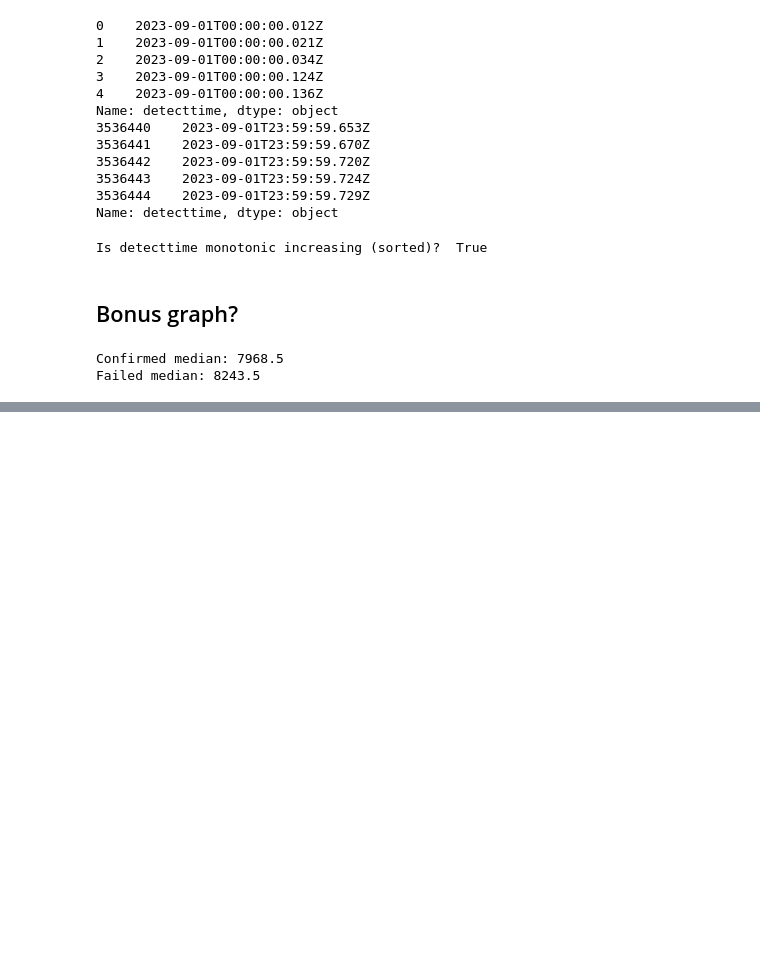
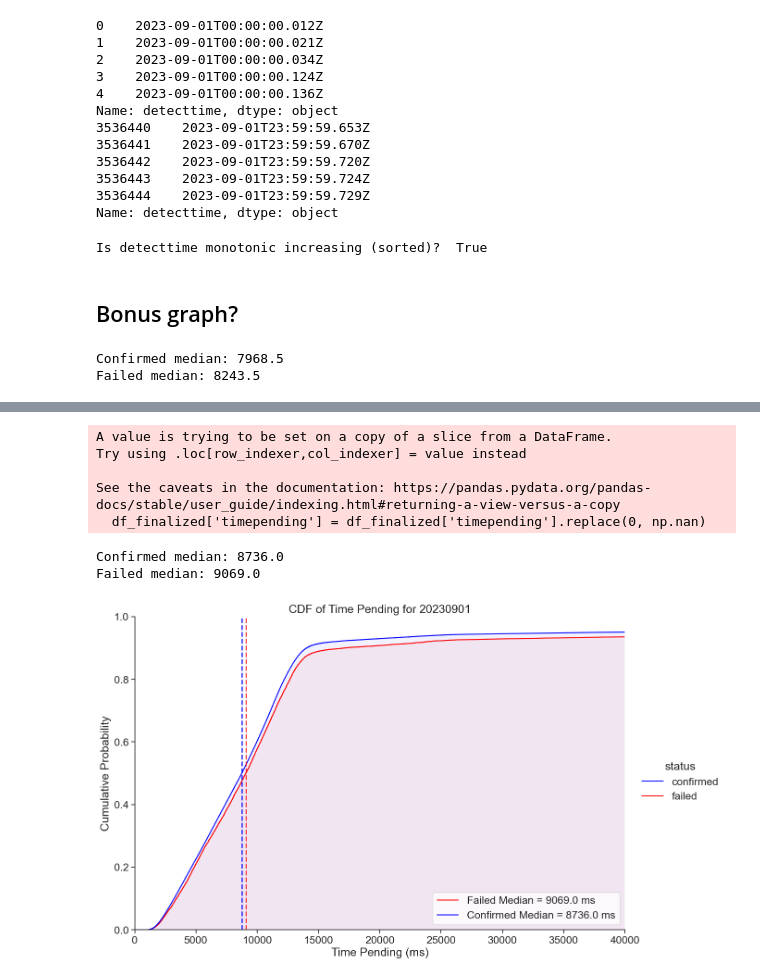
Before and after one commit to krzhang/camcos, a Jupyter notebook: CAMCOS_2023F/Data_Exploration/data_trim_single_day.ipynb, the cells around one changed output, grey strips where cells are left out. Drawn from its saved outputs; the diff is of its cells as text; code cells hidden in the pictures; blank space fills up the shorter version.

```diff
--- a/CAMCOS_2023F/Data_Exploration/data_trim_single_day.ipynb
+++ b/CAMCOS_2023F/Data_Exploration/data_trim_single_day.ipynb
@@ -253,0 +256,48 @@ plt.show()
+# %%
+# set timepending values of 0 to NaN
+df_finalized['timepending'] = df_finalized['timepending'].replace(0, np.nan)
+
+confirmed_median = df_finalized[df_finalized['status'] == 'confirmed']['timepending'].median()
+failed_median = df_finalized[df_finalized['status'] == 'failed']['timepending'].median()
+# %%
+print("Confirmed median:", confirmed_median)
+print("Failed median:", failed_median)
+
+# sns.set_style('whitegrid')
+sns.set_context('talk')
+sns.set_palette('dark')
+sns.set(font_scale=1.5)
+sns.set_style("ticks", {"xtick.major.size": 8, "ytick.major.size": 8})
+
+# Add missing keys to the palette dictionary
+palette = {"confirmed": "blue", "failed": "red"} #, "speedup": "green", "evicted": "purple", "rejected": "orange", "cancel": "gray", "pending": "pink"}
+
+g = sns.displot(df_finalized, x="timepending", kind="ecdf", hue="status", palette=palette, height=8, aspect=1.5)
+
+# Add the median lines
+plt.axvline(confirmed_median, color='blue', alpha=0.8, linestyle='dashed', linewidth=2)
+plt.axvline(failed_median, color='red', alpha=0.8, linestyle='dashed', linewidth=2)
+
+# Add shading under the graph
+plt.fill_between(g.ax.lines[0].get_xdata(), g.ax.lines[0].get_ydata(), color='red', alpha=0.05)
+plt.fill_between(g.ax.lines[1].get_xdata(), g.ax.lines[1].get_ydata(), color='blue', alpha=0.05)
+
+# Add median values to legend
+plt.legend(['Failed Median = ' + str(failed_median) + ' ms', 'Confirmed Median = ' + str(confirmed_median) + ' ms'])
+
+plt.xlabel("Time Pending (ms)")
+plt.ylabel("Cumulative Probability")
+plt.title("CDF of Time Pending for 20230901")
+
+# Set x axis limits to 40000
+plt.xlim(0, 40000)
+plt.show()
+# %% [output]
+A value is trying to be set on a copy of a slice from a DataFrame.
+Try using .loc[row_indexer,col_indexer] = value instead
+
+See the caveats in the documentation: https://pandas.pydata.org/pandas-docs/stable/user_guide/indexing.html#returning-a-view-versus-a-copy
+  df_finalized['timepending'] = df_finalized['timepending'].replace(0, np.nan)
+Confirmed median: 8736.0
+Failed median: 9069.0
+[figure, added]
```
Also changed, not shown: parts of 2 cells of this notebook.
